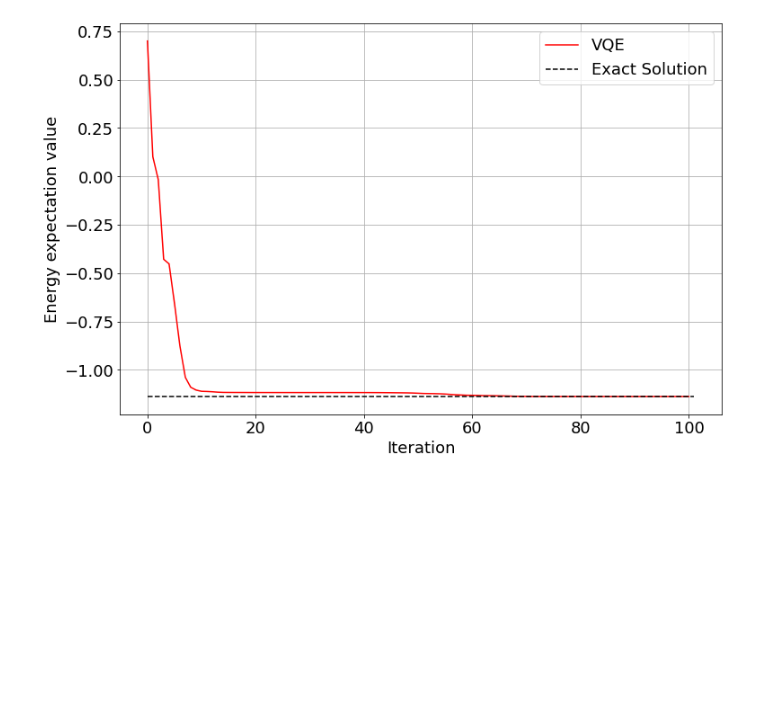
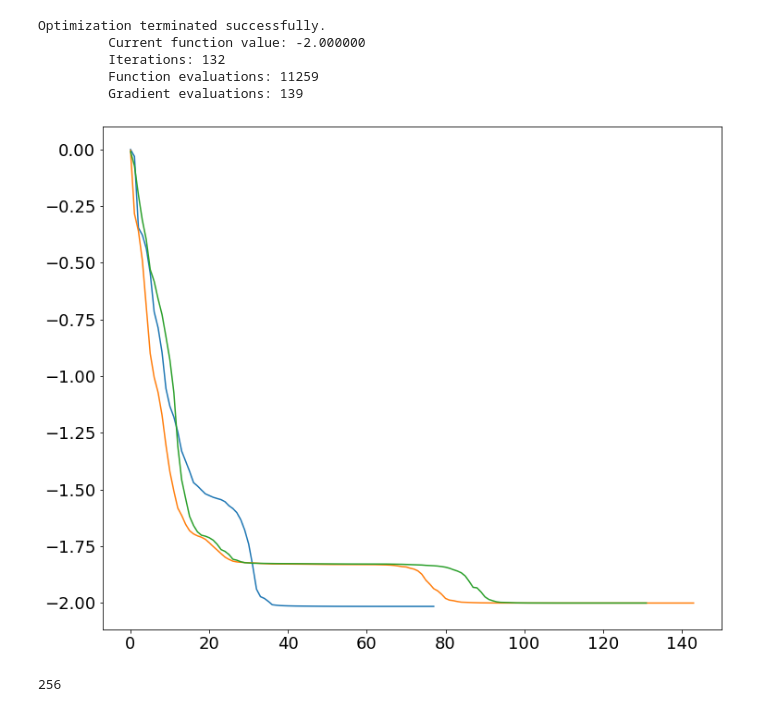
Before and after one commit to dchung0741/Quantum-Circuits, a Jupyter notebook: H2_VQE.ipynb, the cells around one changed output. Saved outputs shown, nothing was run; the diff lists cells and outputs as text; code cells hidden in the pictures; blank space fills up the shorter version.

```diff
--- a/H2_VQE.ipynb
+++ b/H2_VQE.ipynb
@@ -111,17 +284,22 @@ N_call: 1100, cost: -1.116493
-# %%
-plt.rcParams["font.size"] = 18
-plt.rcParams["figure.figsize"] = (12, 8)
-
-E_initial = H_Exp(Hamiltonian=Hamiltonian, n_qubit=n_qubit, depth=depth, theta_list=theta_list, in_state=in_state_0)
-plt.plot([E_initial.real] + cost_history, color="red", label="VQE")
-
-min_eig = sorted(eigvals(Hamiltonian))[0].real
-plt.plot(range(len(cost_history) + 2), [min_eig]*(len(cost_history)+2), linestyle="dashed", color="black", label="Exact Solution")
-
-plt.xlabel("Iteration")
-plt.ylabel("Energy expectation value")
-plt.legend()
-plt.grid()
-plt.show()
-# %% [output]
-[figure, removed]
+# %%
+theta_list_hf_3 = np.random.random(2 * n_qubit_hf * (depth + 1)) * 1e-1
+cost_history_hf_3 = []
+options = {"disp": True}
+res_hf_3 = minimize(fun = cost_hf, x0 = theta_list_hf_3, method = "BFGS", callback = lambda x: cost_history_hf_3.append(cost_hf(x)), options = options)
+# %% [output]
+Optimization terminated successfully.
+         Current function value: -2.000000
+         Iterations: 132
+         Function evaluations: 11259
+         Gradient evaluations: 139
+# %%
+plt.plot(cost_history_hf)
+plt.plot(cost_history_hf_2)
+plt.plot(cost_history_hf_3)
+plt.show()
+# %% [output]
+[figure, added]
+# %%
+len(sorted(eigvals(Hamiltonian_matrix_form(hubbard, 8)).real))
+# %% [output]
+256
```
Also changed, not shown: parts of 19 cells of this notebook, 11 other files.
